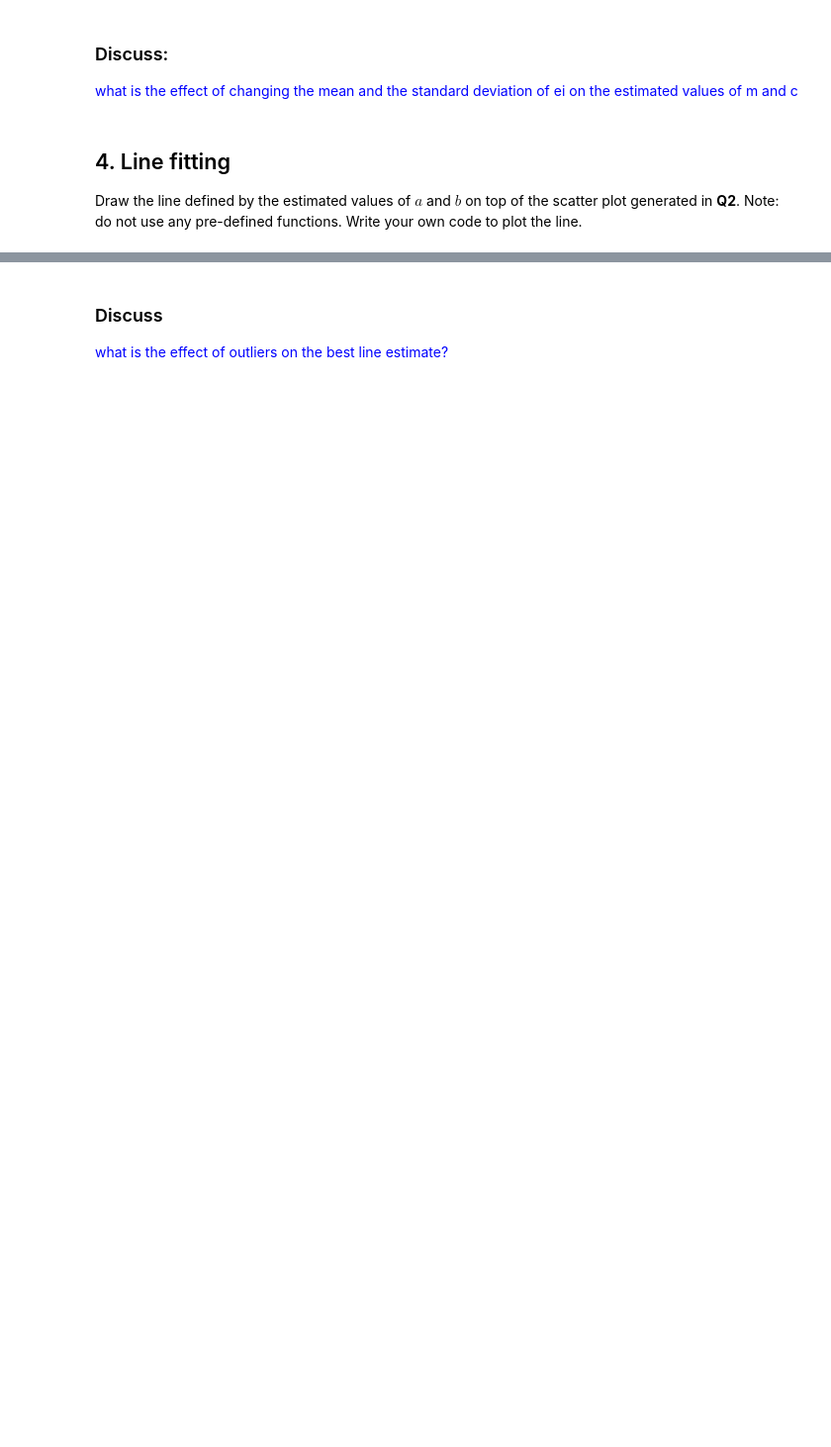
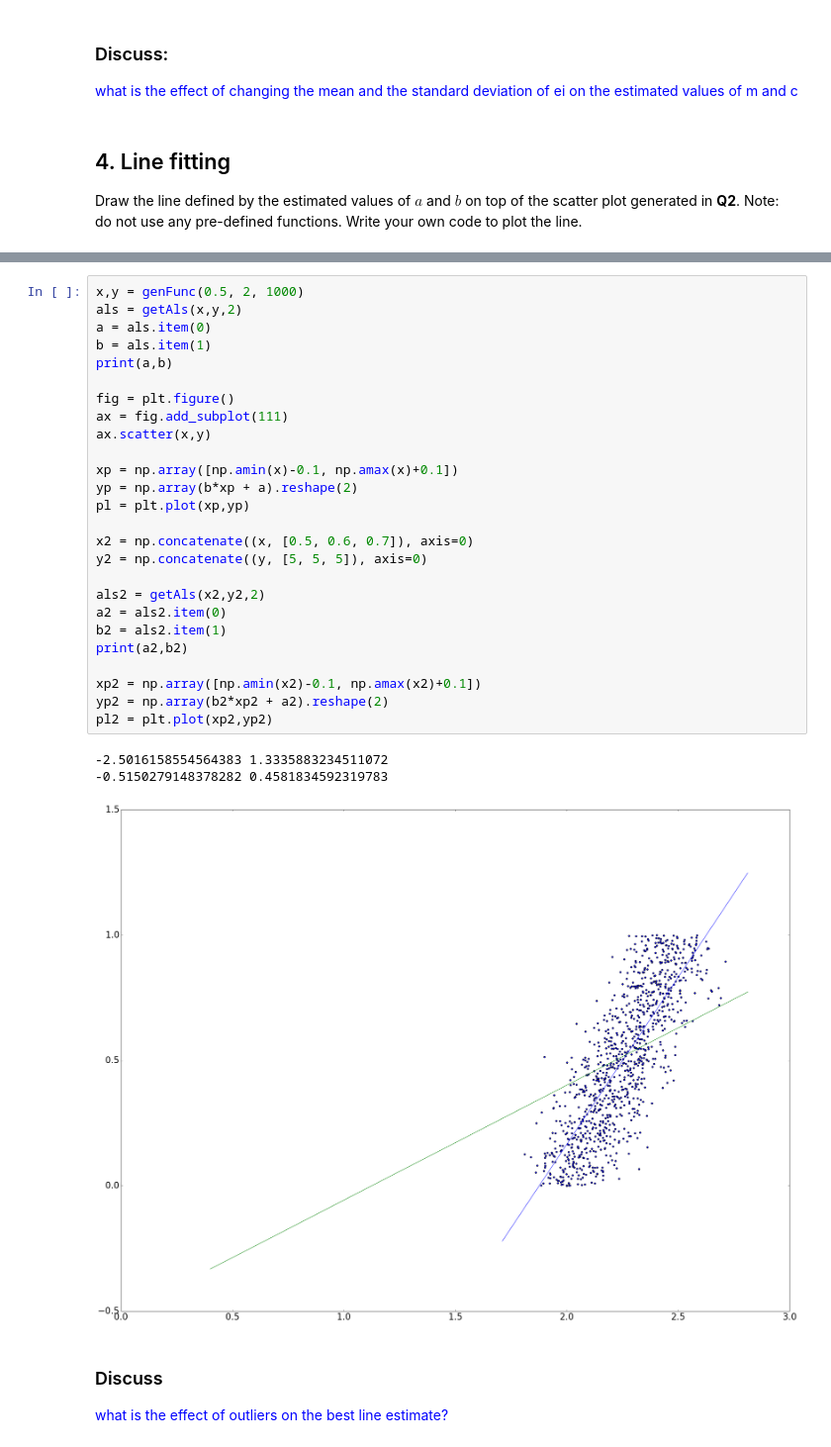
Before and after one commit to JoshVanL/SPS_LabWork, a Jupyter notebook: 3LAB/Lab3_Jupyter.ipynb, the cells around one changed output, grey strips where cells are left out. Shown at 99% size. Cells and saved outputs as stored; diff of their text form; blank space fills up the shorter version.

```diff
--- a/3LAB/Lab3_Jupyter.ipynb
+++ b/3LAB/Lab3_Jupyter.ipynb
@@ -126,6 +128,36 @@ Re-estimate the best line that fits the data after the addition of the outliers.
 Plot the best fit line before and after the outlier data, in a way similar to the figure below (including the colouring and the legend).
 
 ![Line fit](lineFit.jpg)
+# %%
+x,y = genFunc(0.5, 2, 1000)
+als = getAls(x,y,2)
+a = als.item(0)
+b = als.item(1)
+print(a,b)
+
+fig = plt.figure()
+ax = fig.add_subplot(111)
+ax.scatter(x,y)
+
+xp = np.array([np.amin(x)-0.1, np.amax(x)+0.1])
+yp = np.array(b*xp + a).reshape(2)
+pl = plt.plot(xp,yp)
+
+x2 = np.concatenate((x, [0.5, 0.6, 0.7]), axis=0)
+y2 = np.concatenate((y, [5, 5, 5]), axis=0)
+
+als2 = getAls(x2,y2,2)
+a2 = als2.item(0)
+b2 = als2.item(1)
+print(a2,b2)
+
+xp2 = np.array([np.amin(x2)-0.1, np.amax(x2)+0.1])
+yp2 = np.array(b2*xp2 + a2).reshape(2)
+pl2 = plt.plot(xp2,yp2)
+# %% [output]
+-2.5016158554564383 1.3335883234511072
+-0.5150279148378282 0.4581834592319783
+[figure, added]
 # %% [markdown]
 ### Discuss ###
 
```
Also changed, not shown: parts of 7 cells of this notebook.
